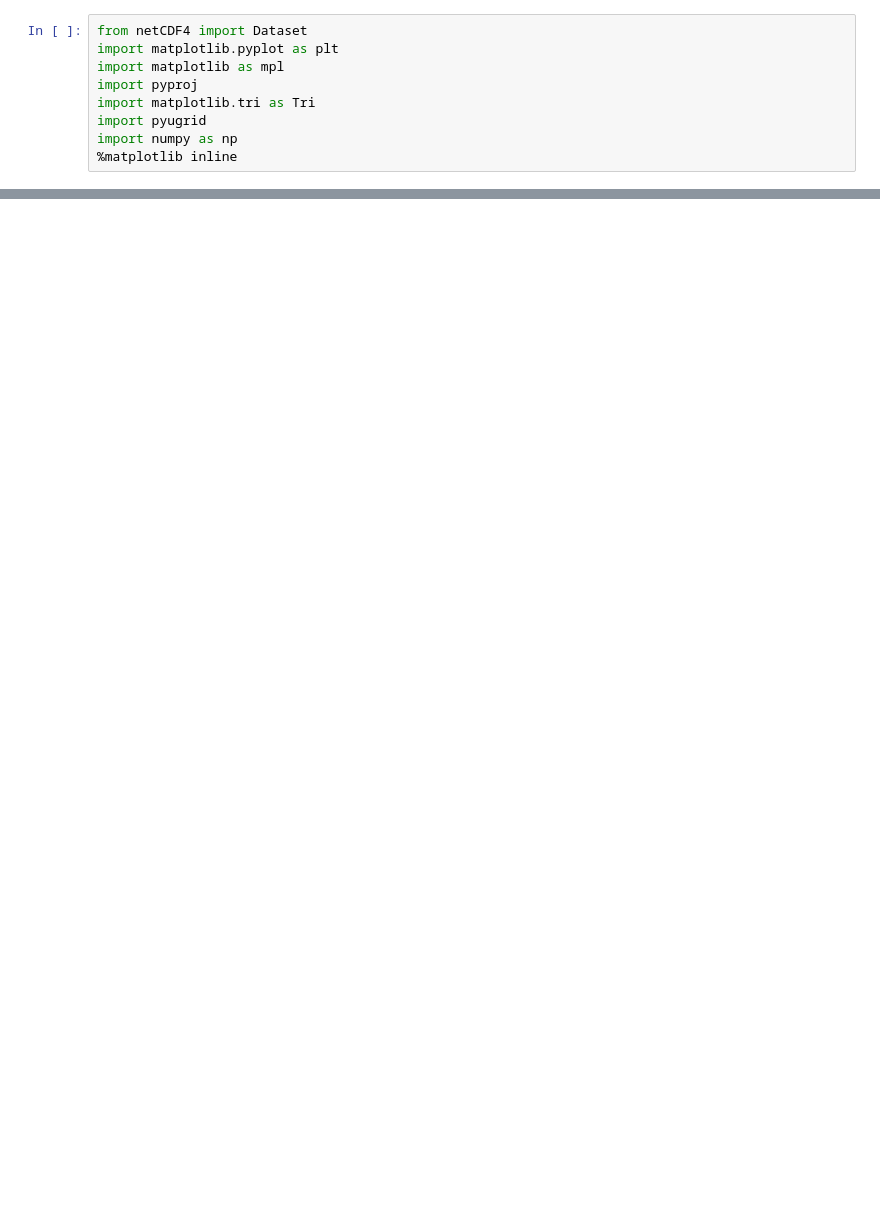
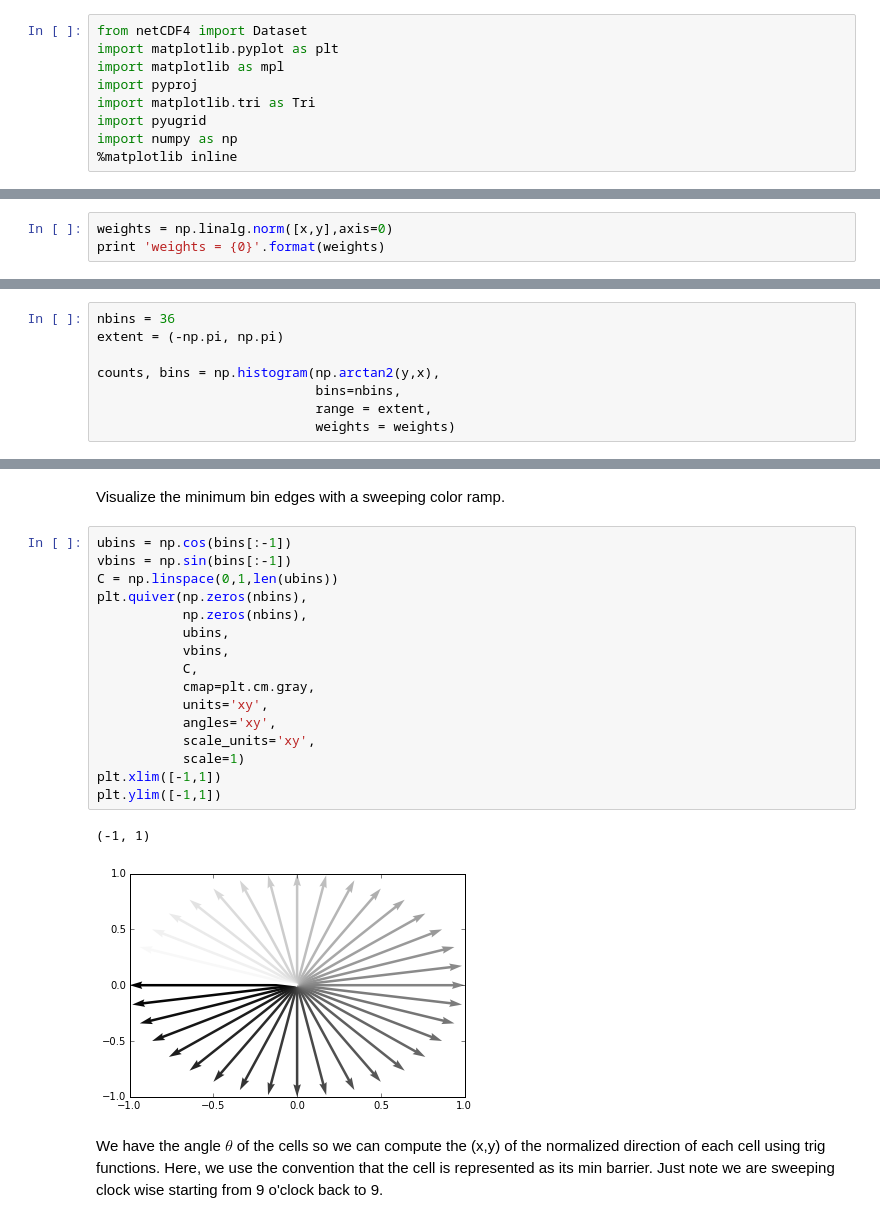
Before and after one commit to brandonmayer-zz/comt_testbed_notebooks, a Jupyter notebook: HOG.ipynb, the cells around one changed output, grey strips where cells are left out. Cells and saved outputs as stored; diff of their text form; blank space fills up the shorter version.

```diff
--- a/HOG.ipynb
+++ b/HOG.ipynb
@@ -189,0 +19,3 @@ plt.xlim(-1,1)
+# %%
+weights = np.linalg.norm([x,y],axis=0)
+print 'weights = {0}'.format(weights)
@@ -189,0 +26,8 @@ plt.xlim(-1,1)
+# %%
+nbins = 36
+extent = (-np.pi, np.pi)
+
+counts, bins = np.histogram(np.arctan2(y,x),
+                            bins=nbins,
+                            range = extent,
+                            weights = weights)
@@ -189,0 +51,23 @@ plt.xlim(-1,1)
+# %% [markdown]
+Visualize the minimum bin edges with a sweeping color ramp.
+# %%
+ubins = np.cos(bins[:-1])
+vbins = np.sin(bins[:-1])
+C = np.linspace(0,1,len(ubins))
+plt.quiver(np.zeros(nbins),
+           np.zeros(nbins),
+           ubins,
+           vbins,
+           C,
+           cmap=plt.cm.gray,
+           units='xy',
+           angles='xy',
+           scale_units='xy',
+           scale=1)
+plt.xlim([-1,1])
+plt.ylim([-1,1])
+# %% [output]
+(-1, 1)
+[figure, added]
+# %% [markdown]
+We have the angle $\theta$ of the cells so we can compute the (x,y) of the normalized direction of each cell using trig functions. Here, we use the convention that the cell is represented as its min barrier. Just note we are sweeping clock wise starting from 9 o'clock back to 9.
```
Also changed, not shown: parts of 24 cells of this notebook, 2 other files.
